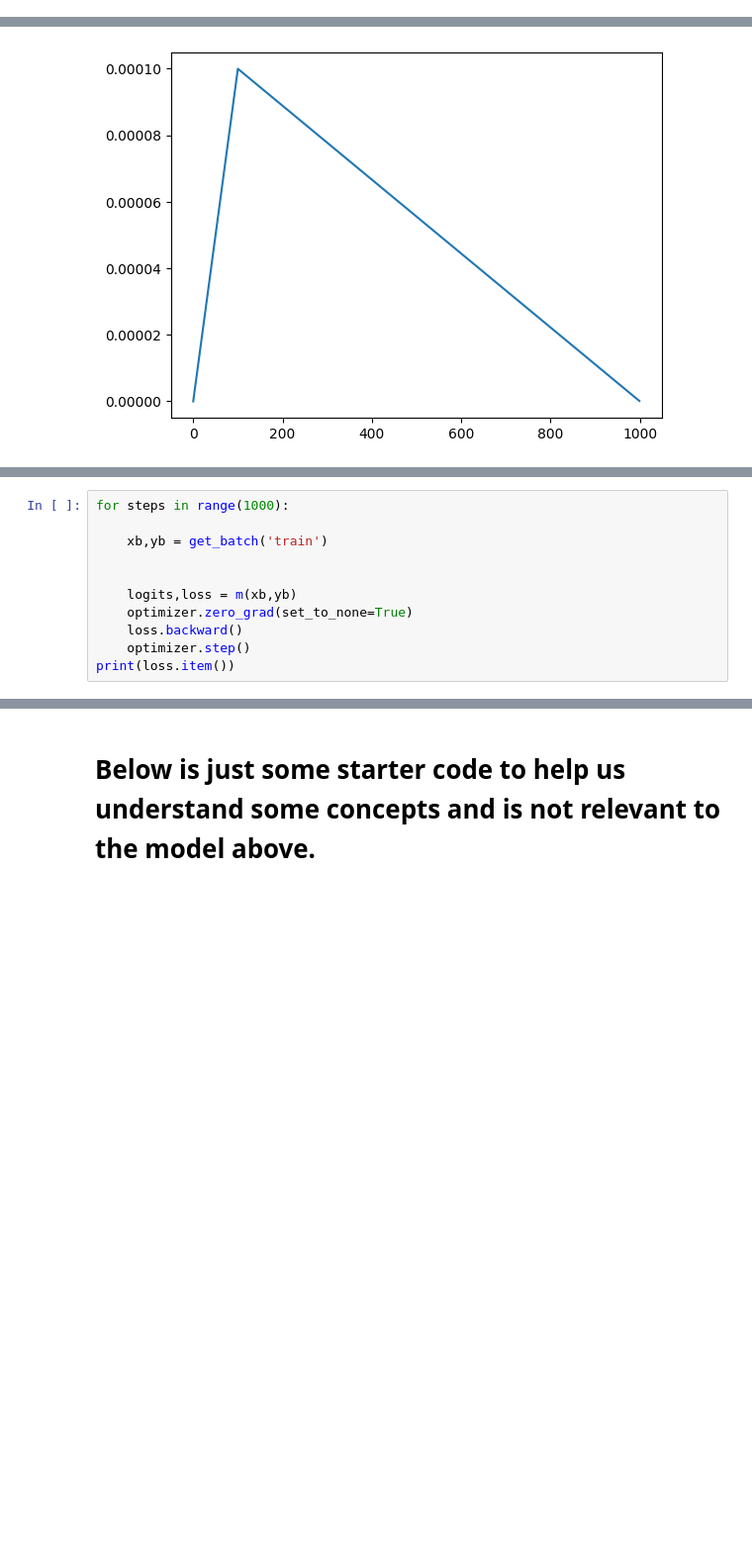
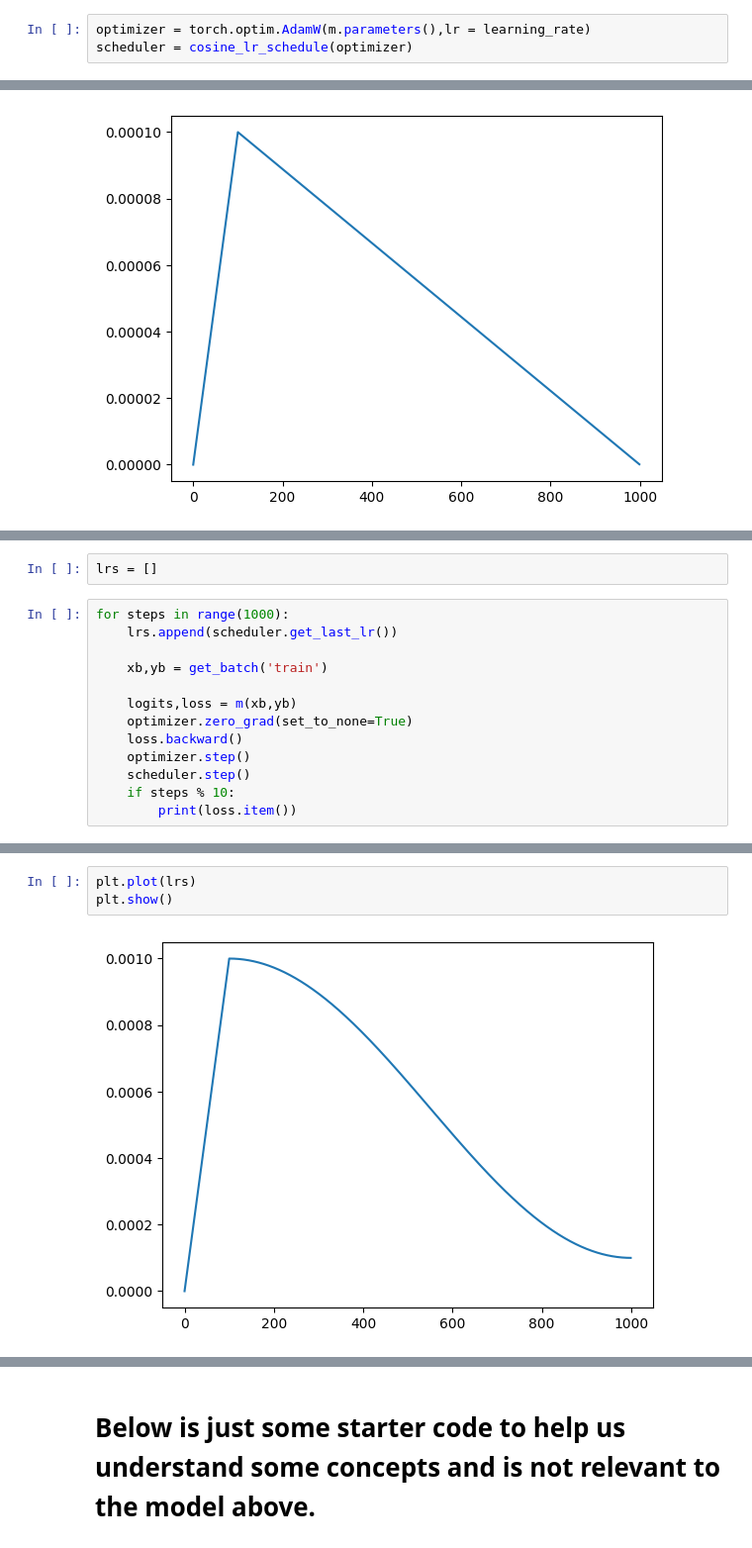
Before and after one commit to godhunter98/nano_transformers, a Jupyter notebook: bigram.ipynb, the cells around one changed output, grey strips where cells are left out. Shown at 99% size. Saved outputs shown, nothing was run; the diff lists cells and outputs as text; blank space fills up the shorter version.

```diff
--- a/bigram.ipynb
+++ b/bigram.ipynb
@@ -283 +331,4 @@ import torchlens as tl
+# %%
+optimizer = torch.optim.AdamW(m.parameters(),lr = learning_rate)
+scheduler = cosine_lr_schedule(optimizer)
 # %%
@@ -377,12 +402,16 @@ optimizer = torch.optim.AdamW(m.parameters(),lr = learning_rate)
+# %%
+lrs = []
 # %%
 for steps in range(1000):
+    lrs.append(scheduler.get_last_lr())
 
     xb,yb = get_batch('train')
-
 
     logits,loss = m(xb,yb)
     optimizer.zero_grad(set_to_none=True)
     loss.backward()
     optimizer.step()
-print(loss.item())
+    scheduler.step()
+    if steps % 10:
+        print(loss.item())
 # %% [output]
@@ -389,0 +435,5 @@ KeyboardInterrupt:
+# %%
+plt.plot(lrs)
+plt.show()
+# %% [output]
+[figure, added]
```
Also changed, not shown: parts of 20 cells of this notebook.
